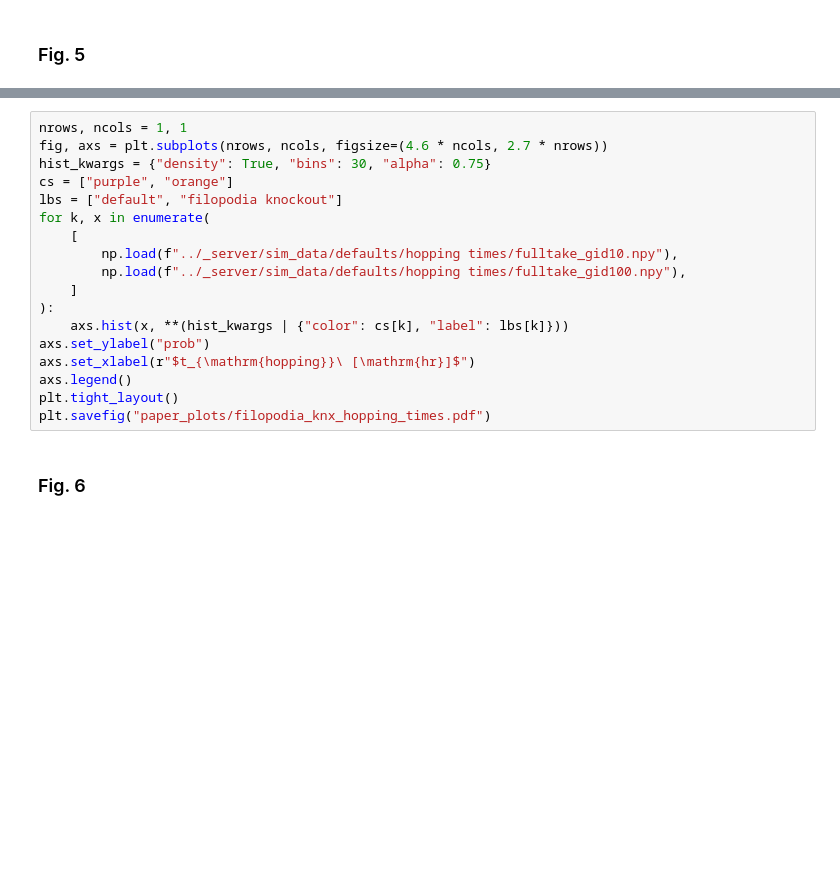
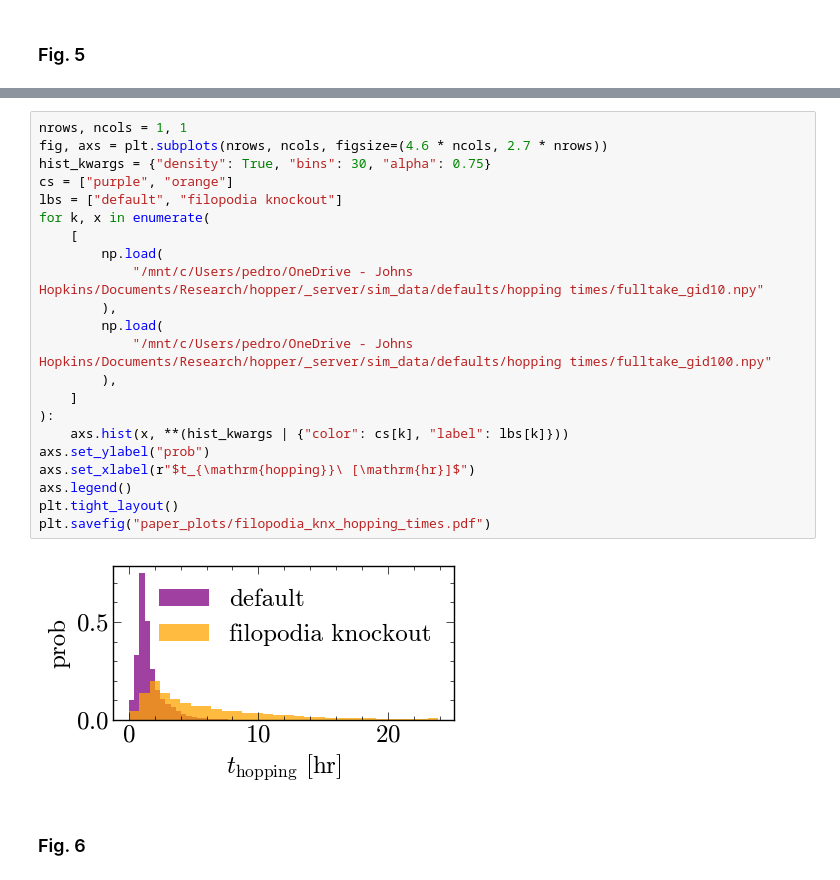
Before and after one commit to pedromzadeh/hopper, a Jupyter notebook: processing/streams.ipynb, the cells around one changed output, grey strips where cells are left out. Saved outputs shown, nothing was run; the diff lists cells and outputs as text; blank space fills up the shorter version.

```diff
--- a/processing/streams.ipynb
+++ b/processing/streams.ipynb
@@ -552,21 +613,27 @@ fig.savefig("paper_plots/filopodia_knx.pdf")
 # %%
 nrows, ncols = 1, 1
 fig, axs = plt.subplots(nrows, ncols, figsize=(4.6 * ncols, 2.7 * nrows))
 hist_kwargs = {"density": True, "bins": 30, "alpha": 0.75}
 cs = ["purple", "orange"]
 lbs = ["default", "filopodia knockout"]
 for k, x in enumerate(
     [
-        np.load(f"../_server/sim_data/defaults/hopping times/fulltake_gid10.npy"),
-        np.load(f"../_server/sim_data/defaults/hopping times/fulltake_gid100.npy"),
+        np.load(
+            "/mnt/c/Users/pedro/OneDrive - Johns Hopkins/Documents/Research/hopper/_server/sim_data/defaults/hopping times/fulltake_gid10.npy"
+        ),
+        np.load(
+            "/mnt/c/Users/pedro/OneDrive - Johns Hopkins/Documents/Research/hopper/_server/sim_data/defaults/hopping times/fulltake_gid100.npy"
+        ),
     ]
 ):
     axs.hist(x, **(hist_kwargs | {"color": cs[k], "label": lbs[k]}))
 axs.set_ylabel("prob")
 axs.set_xlabel(r"$t_{\mathrm{hopping}}\ [\mathrm{hr}]$")
 axs.legend()
 plt.tight_layout()
 plt.savefig("paper_plots/filopodia_knx_hopping_times.pdf")
+# %% [output]
+[figure, added]
 # %% [markdown]
 ### Fig. 6
 # %%
```
Also changed, not shown: parts of 12 cells of this notebook.
